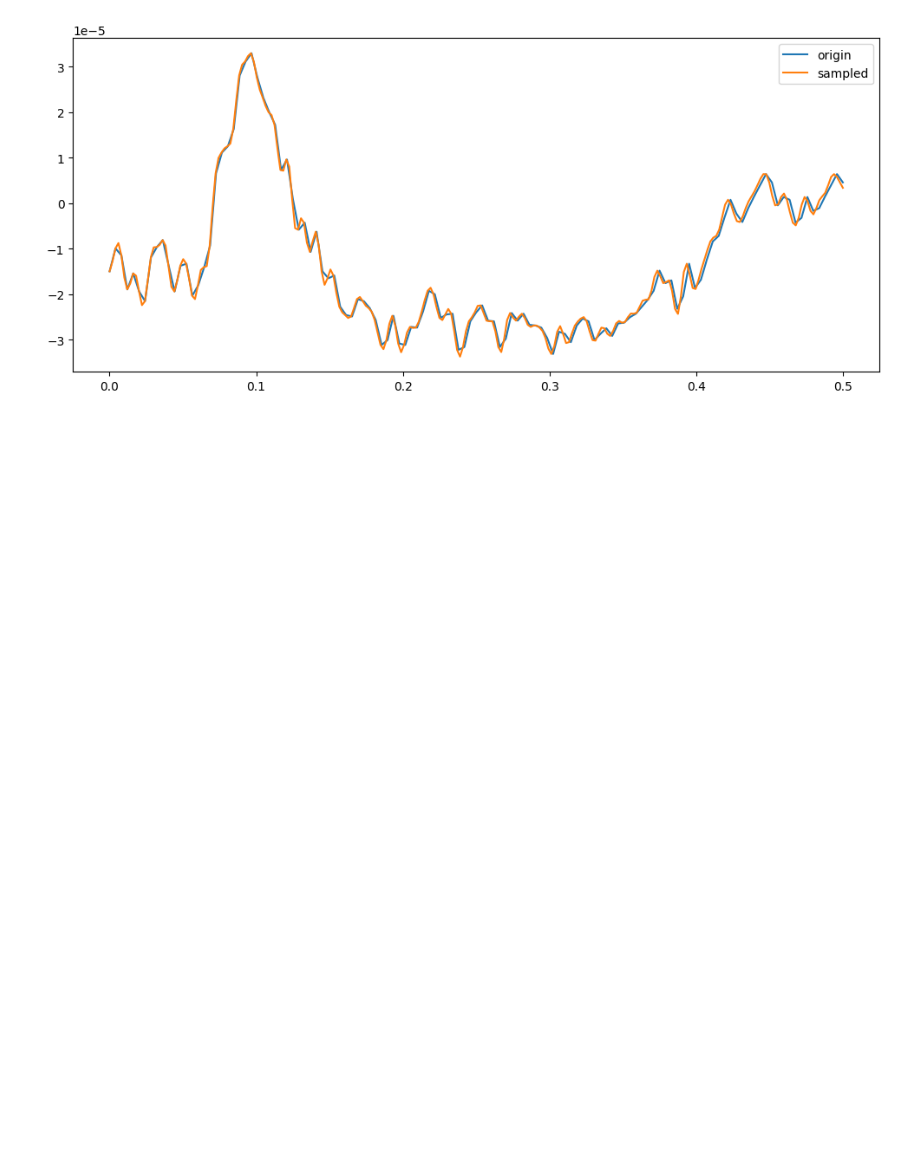
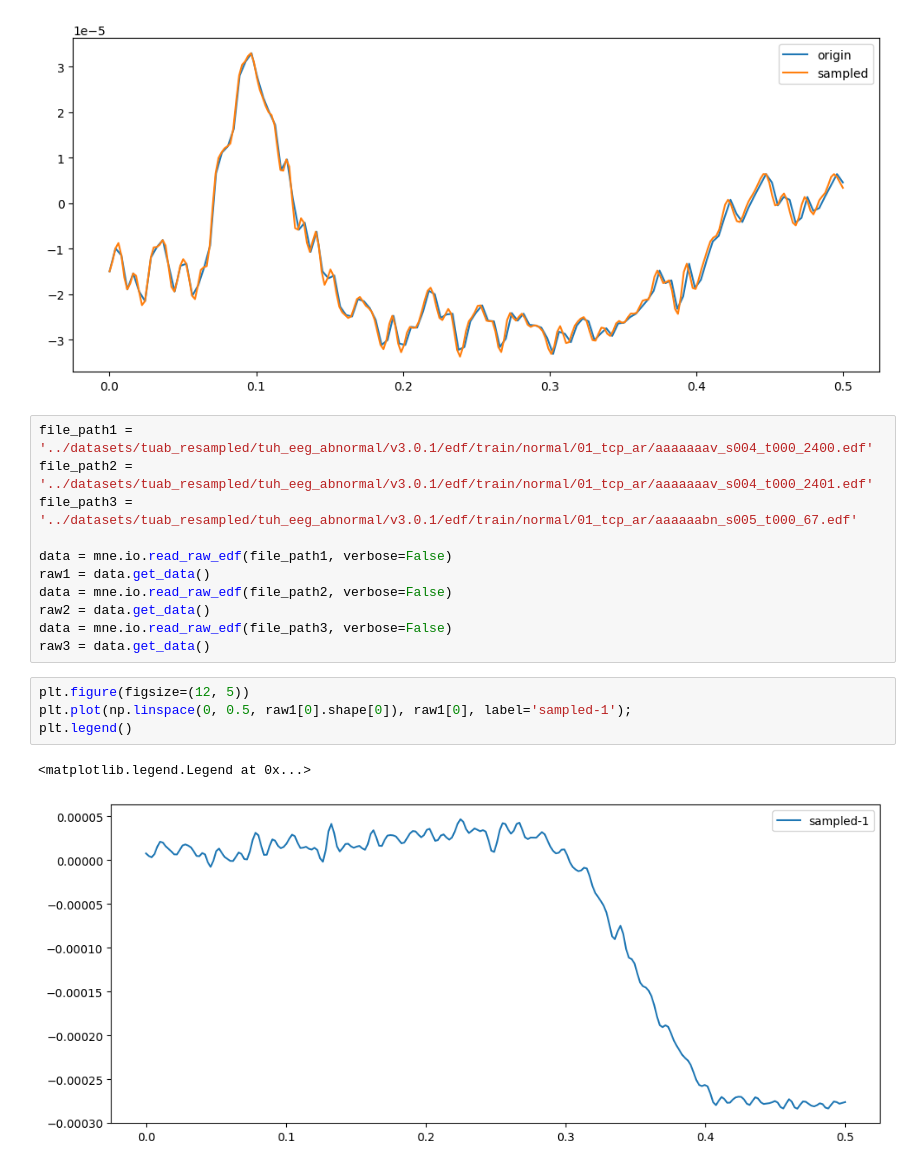
Before and after one commit to Shchetinnikov/EEGtoImageDecoder, a Jupyter notebook: notebooks/preprocessing.ipynb, the cells around one changed output. Saved outputs shown, nothing was run; the diff lists cells and outputs as text; blank space fills up the shorter version.

```diff
--- a/notebooks/preprocessing.ipynb
+++ b/notebooks/preprocessing.ipynb
@@ -116,3 +116,21 @@ plt.legend()
 # %% [output]
 <matplotlib.legend.Legend at 0x...>
 [figure]
+# %%
+file_path1 = '../datasets/tuab_resampled/tuh_eeg_abnormal/v3.0.1/edf/train/normal/01_tcp_ar/aaaaaaav_s004_t000_2400.edf'
+file_path2 = '../datasets/tuab_resampled/tuh_eeg_abnormal/v3.0.1/edf/train/normal/01_tcp_ar/aaaaaaav_s004_t000_2401.edf'
+file_path3 = '../datasets/tuab_resampled/tuh_eeg_abnormal/v3.0.1/edf/train/normal/01_tcp_ar/aaaaaabn_s005_t000_67.edf'
+
+data = mne.io.read_raw_edf(file_path1, verbose=False)
+raw1 = data.get_data()
+data = mne.io.read_raw_edf(file_path2, verbose=False)
+raw2 = data.get_data()
+data = mne.io.read_raw_edf(file_path3, verbose=False)
+raw3 = data.get_data()
+# %%
+plt.figure(figsize=(12, 5))
+plt.plot(np.linspace(0, 0.5, raw1[0].shape[0]), raw1[0], label='sampled-1');
+plt.legend()
+# %% [output]
+<matplotlib.legend.Legend at 0x...>
+[figure, added]
```
Also changed, not shown: parts of 2 cells of this notebook.
